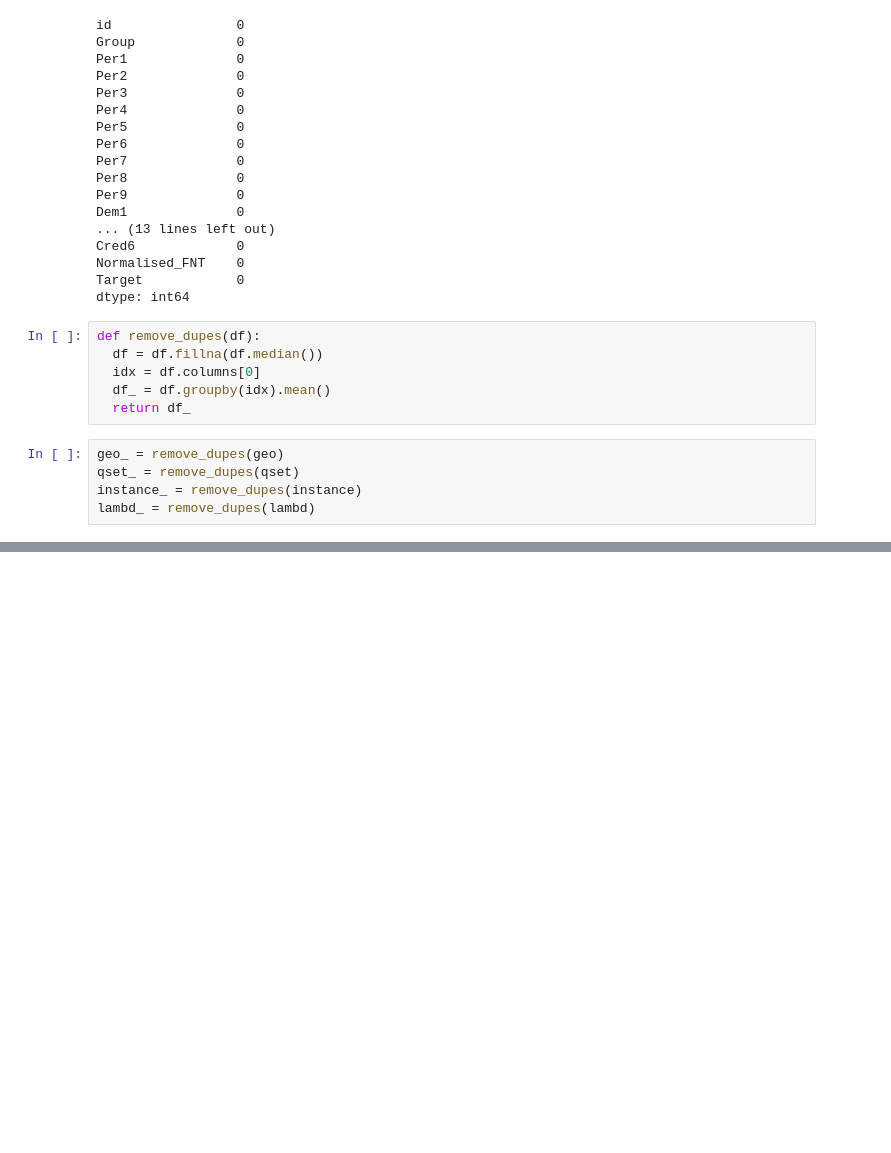
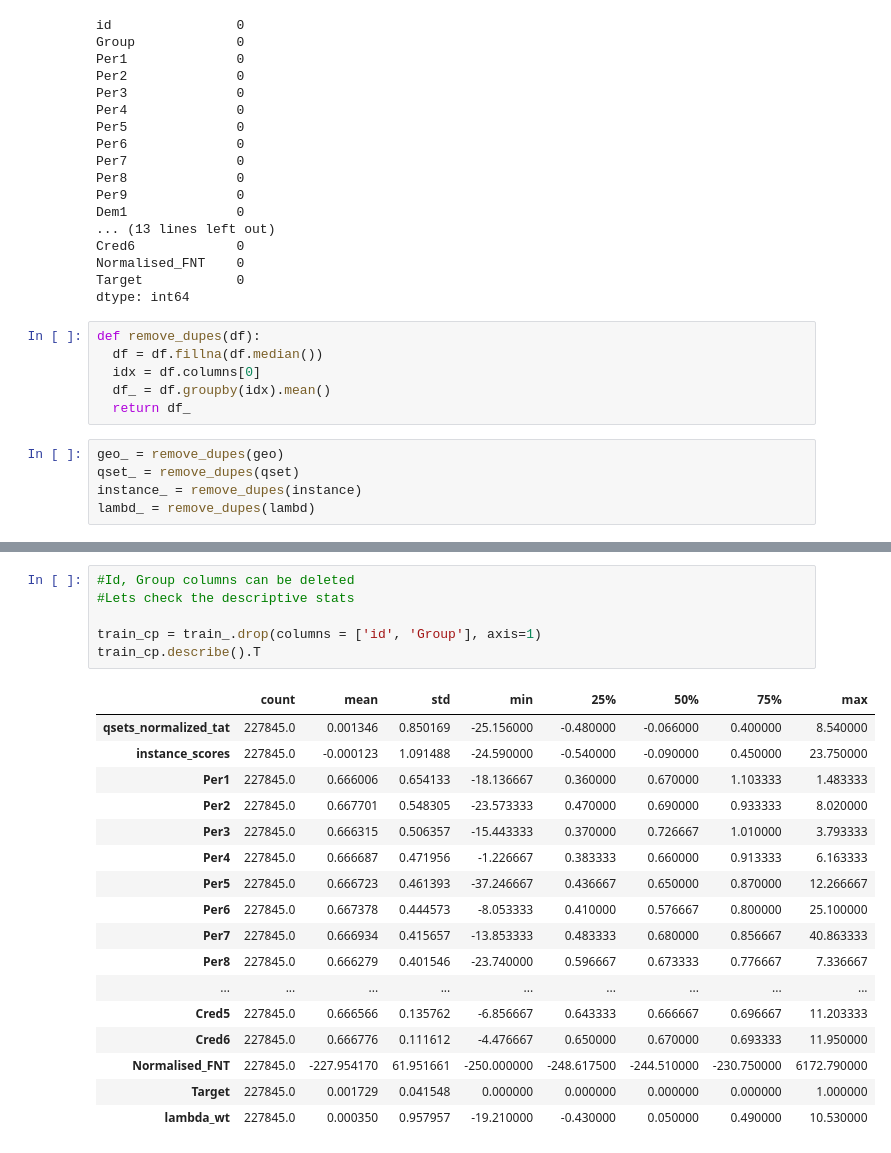
Before and after one commit to debhere/Fradulent-Transaction, a Jupyter notebook: Predict_Fradulent_Transaction_V1_0.ipynb, the cells around one changed output, grey strips where cells are left out. Saved outputs shown, nothing was run; the diff lists cells and outputs as text; blank space fills up the shorter version.

```diff
--- a/Predict_Fradulent_Transaction_V1_0.ipynb
+++ b/Predict_Fradulent_Transaction_V1_0.ipynb
@@ -241,0 +285,24 @@ getTransDataset(test, qset_, geo_, instance_)
+# %%
+#Id, Group columns can be deleted
+#Lets check the descriptive stats
+
+train_cp = train_.drop(columns = ['id', 'Group'], axis=1)
+train_cp.describe().T
+# %% [output]
+|  | count | mean | std | min | 25% | 50% | 75% | max |
+| qsets_normalized_tat | 227845.0 | 0.001346 | 0.850169 | -25.156000 | -0.480000 | -0.066000 | 0.400000 | 8.540000 |
+| instance_scores | 227845.0 | -0.000123 | 1.091488 | -24.590000 | -0.540000 | -0.090000 | 0.450000 | 23.750000 |
+| Per1 | 227845.0 | 0.666006 | 0.654133 | -18.136667 | 0.360000 | 0.670000 | 1.103333 | 1.483333 |
+| Per2 | 227845.0 | 0.667701 | 0.548305 | -23.573333 | 0.470000 | 0.690000 | 0.933333 | 8.020000 |
+| Per3 | 227845.0 | 0.666315 | 0.506357 | -15.443333 | 0.370000 | 0.726667 | 1.010000 | 3.793333 |
+| Per4 | 227845.0 | 0.666687 | 0.471956 | -1.226667 | 0.383333 | 0.660000 | 0.913333 | 6.163333 |
+| Per5 | 227845.0 | 0.666723 | 0.461393 | -37.246667 | 0.436667 | 0.650000 | 0.870000 | 12.266667 |
+| Per6 | 227845.0 | 0.667378 | 0.444573 | -8.053333 | 0.410000 | 0.576667 | 0.800000 | 25.100000 |
+| Per7 | 227845.0 | 0.666934 | 0.415657 | -13.853333 | 0.483333 | 0.680000 | 0.856667 | 40.863333 |
+| Per8 | 227845.0 | 0.666279 | 0.401546 | -23.740000 | 0.596667 | 0.673333 | 0.776667 | 7.336667 |
+| ... | ... | ... | ... | ... | ... | ... | ... | ... |
+| Cred5 | 227845.0 | 0.666566 | 0.135762 | -6.856667 | 0.643333 | 0.666667 | 0.696667 | 11.203333 |
+| Cred6 | 227845.0 | 0.666776 | 0.111612 | -4.476667 | 0.650000 | 0.670000 | 0.693333 | 11.950000 |
+| Normalised_FNT | 227845.0 | -227.954170 | 61.951661 | -250.000000 | -248.617500 | -244.510000 | -230.750000 | 6172.790000 |
+| Target | 227845.0 | 0.001729 | 0.041548 | 0.000000 | 0.000000 | 0.000000 | 0.000000 | 1.000000 |
+| lambda_wt | 227845.0 | 0.000350 | 0.957957 | -19.210000 | -0.430000 | 0.050000 | 0.490000 | 10.530000 |
```
Also changed, not shown: parts of 17 cells of this notebook.
